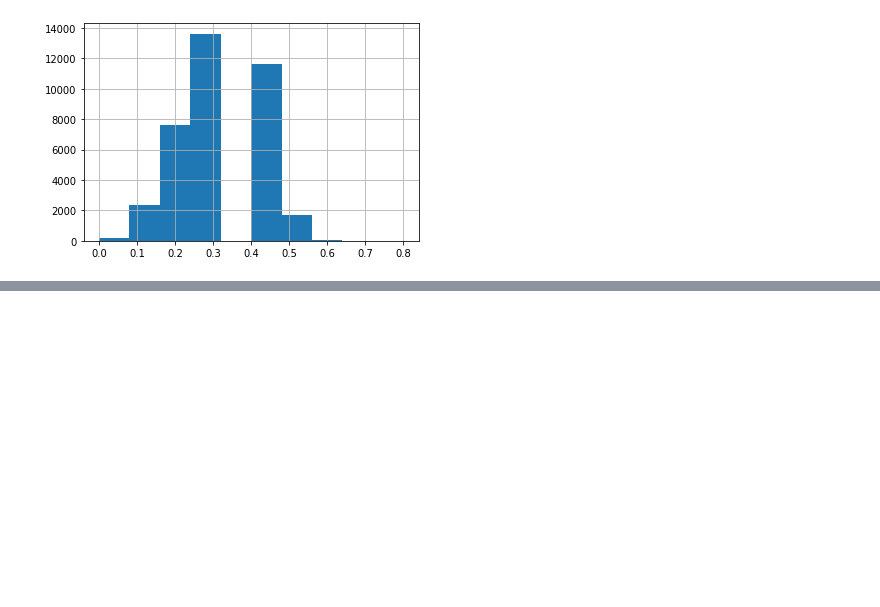
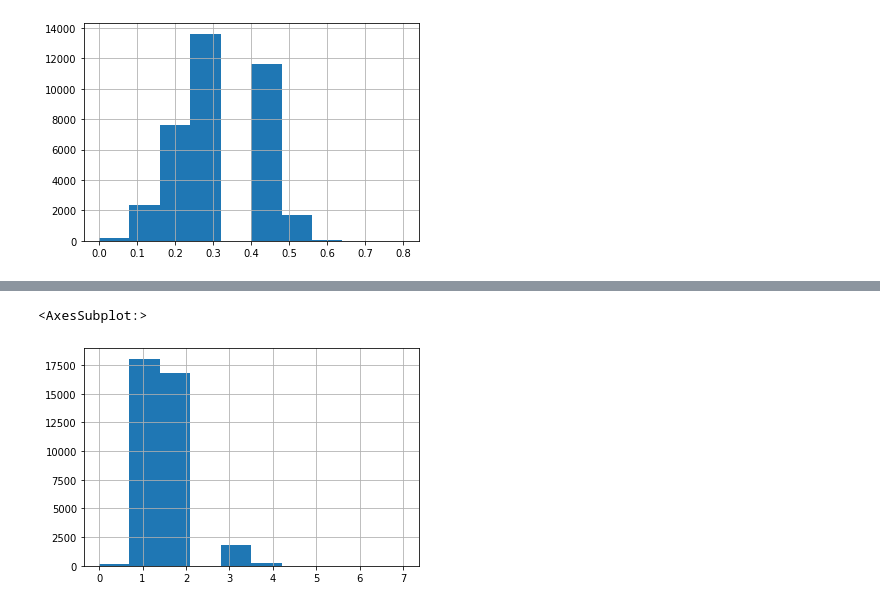
Before and after one commit to lukem1/malicious-domain-classification, a Jupyter notebook: preprocessing.ipynb, the cells around one changed output, grey strips where cells are left out. Drawn from its saved outputs; the diff is of its cells as text; code cells hidden in the pictures; blank space fills up the shorter version.

```diff
--- a/preprocessing.ipynb
+++ b/preprocessing.ipynb
@@ -797,0 +819,5 @@ data.VowelRatio.hist()
+# %%
+data.VowelSequence.hist()
+# %% [output]
+<AxesSubplot:>
+[figure, added]
```
Also changed, not shown: parts of 8 cells of this notebook.
